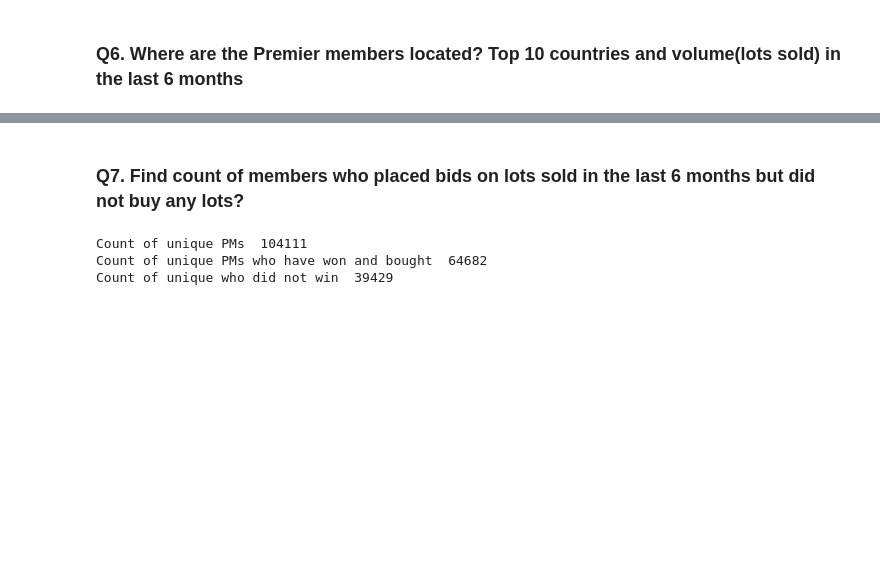
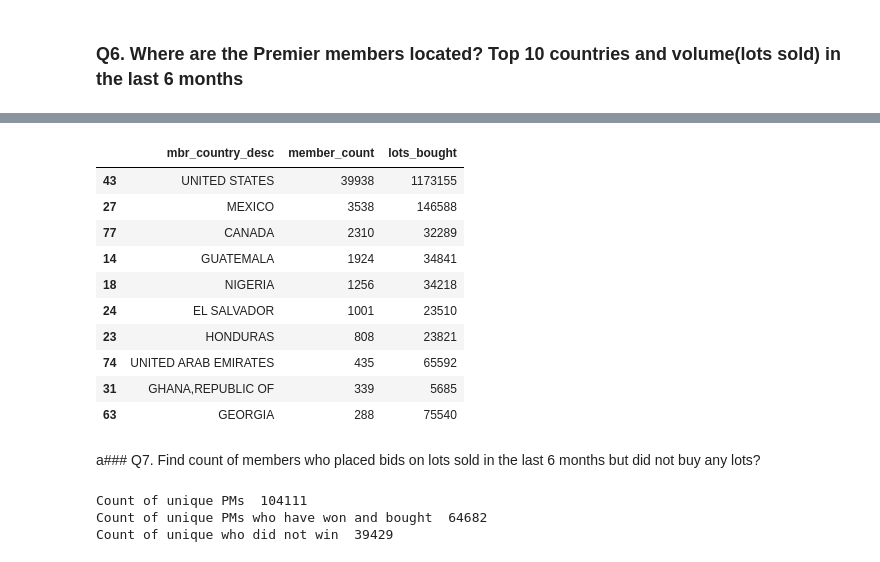
Before and after one commit to srijan-deo/Churn-Premier-Members, a Jupyter notebook: Premier-Behavior-Patterns.ipynb, the cells around one changed output, grey strips where cells are left out. Cells and saved outputs as stored; diff of their text form; code cells hidden in the pictures; blank space fills up the shorter version.

```diff
--- a/Premier-Behavior-Patterns.ipynb
+++ b/Premier-Behavior-Patterns.ipynb
@@ -432,6 +432,21 @@ data_PM_country
 122 rows × 3 columns
+# %%
+top10_countries = data_PM_country.nlargest(10, 'member_count')
+top10_countries
+# %% [output]
+|  | mbr_country_desc | member_count | lots_bought |
+| 43 | UNITED STATES | 39938 | 1173155 |
+| 27 | MEXICO | 3538 | 146588 |
+| 77 | CANADA | 2310 | 32289 |
+| 14 | GUATEMALA | 1924 | 34841 |
+| 18 | NIGERIA | 1256 | 34218 |
+| 24 | EL SALVADOR | 1001 | 23510 |
+| 23 | HONDURAS | 808 | 23821 |
+| 74 | UNITED ARAB EMIRATES | 435 | 65592 |
+| 31 | GHANA,REPUBLIC OF | 339 | 5685 |
+| 63 | GEORGIA | 288 | 75540 |
 # %% [markdown]
-### Q7. Find count of members who placed bids on lots sold in the last 6 months but did not buy any lots?
+a### Q7. Find count of members who placed bids on lots sold in the last 6 months but did not buy any lots?
 # %%
 ## All PMs currently
 query6 = """
```
Also changed, not shown: parts of 3 cells of this notebook.
